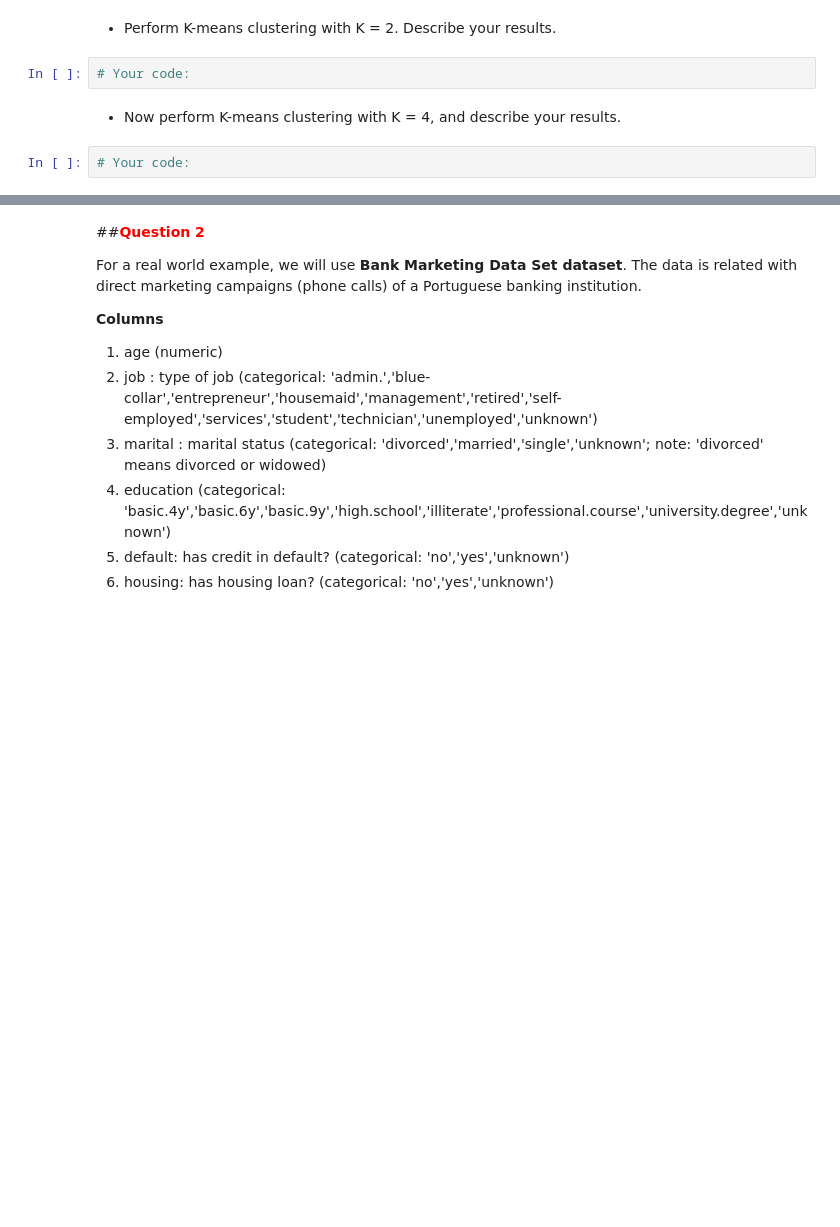
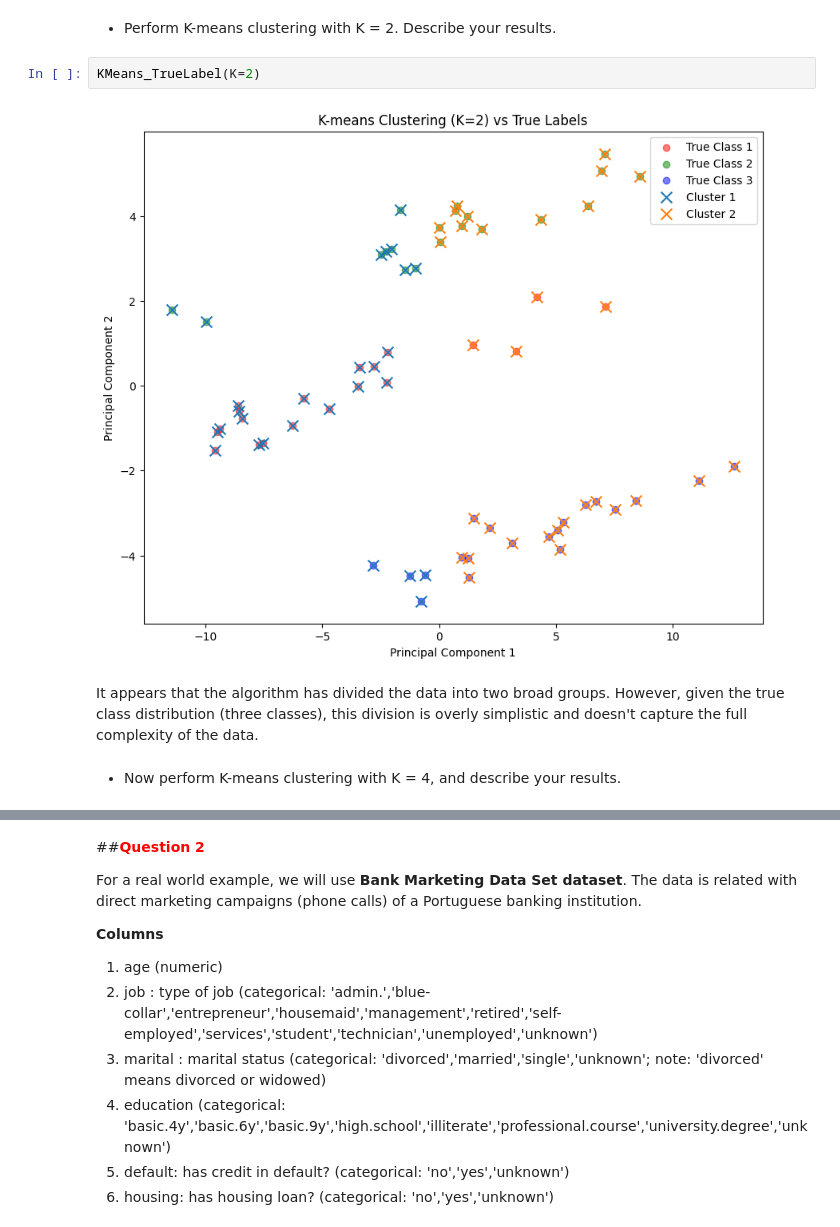
Before and after one commit to peyman886/machine-learning-coursework, a Jupyter notebook: Bahrak 1402-1/HomeWork/HW06/Machine_Learning_HW06.ipynb, the cells around one changed output, grey strips where cells are left out. Cells and saved outputs as stored; diff of their text form; blank space fills up the shorter version.

```diff
--- a/Bahrak 1402-1/HomeWork/HW06/Machine_Learning_HW06.ipynb
+++ b/Bahrak 1402-1/HomeWork/HW06/Machine_Learning_HW06.ipynb
@@ -25,8 +105,10 @@ np.random.seed(0)
 # %% [markdown]
 - Perform K-means clustering with K = 2. Describe your results.
-# %%
-# Your code:
+# %%
+KMeans_TrueLabel(K=2)
+# %% [output]
+[figure, added]
+# %% [markdown]
+It appears that the algorithm has divided the data into two broad groups. However, given the true class distribution (three classes), this division is overly simplistic and doesn't capture the full complexity of the data.
 # %% [markdown]
 - Now perform K-means clustering with K = 4, and describe your results.
-# %%
-# Your code:
```
Also changed, not shown: parts of 42 cells of this notebook.
